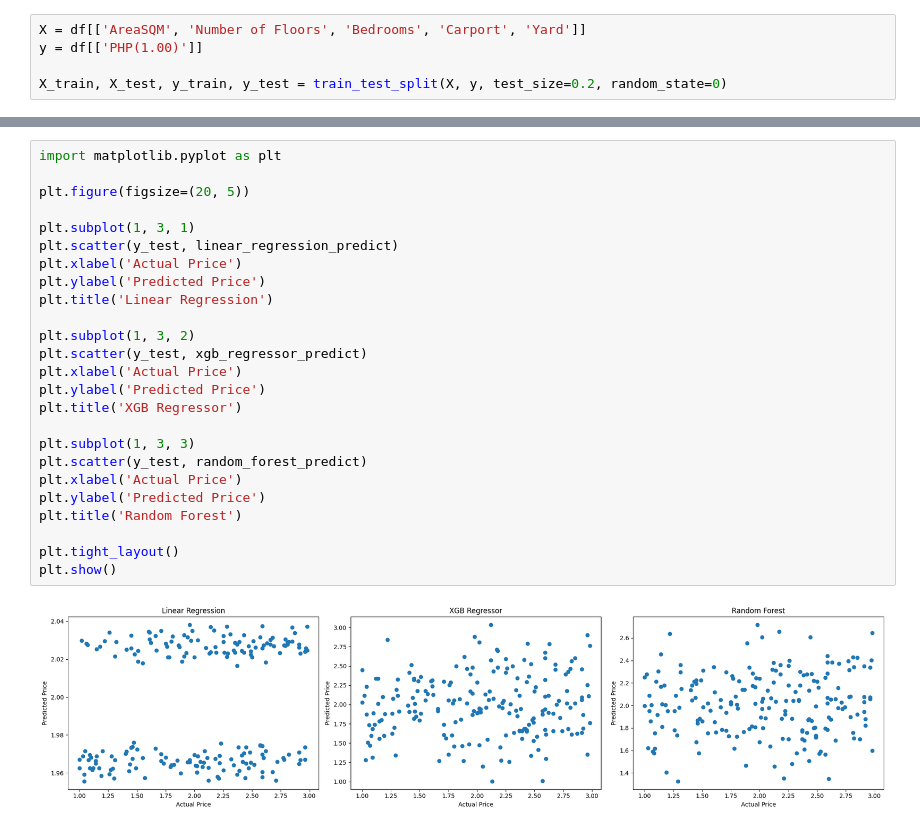
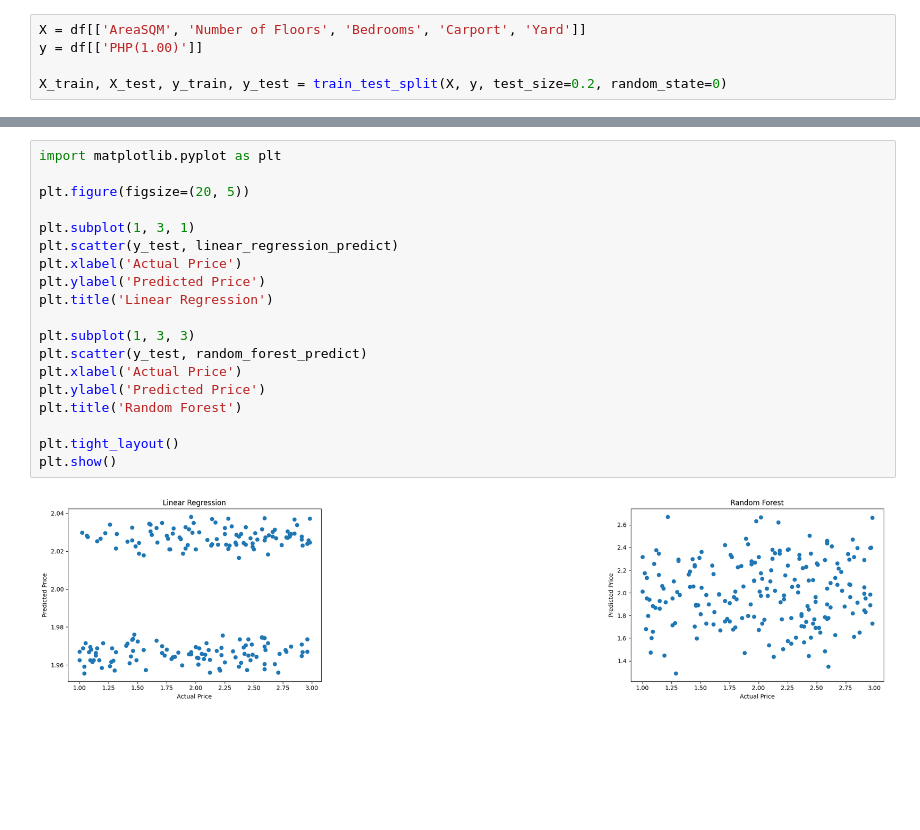
Before and after one commit to faustojc/datascience-ai, a Jupyter notebook: thesis/train_model.ipynb, the cells around one changed output, grey strips where cells are left out. Cells and saved outputs as stored; diff of their text form; blank space fills up the shorter version.

```diff
--- a/thesis/train_model.ipynb
+++ b/thesis/train_model.ipynb
@@ -47,27 +33,21 @@ Random Forest R^2: -0.18
 # %%
 import matplotlib.pyplot as plt
 
 plt.figure(figsize=(20, 5))
 
 plt.subplot(1, 3, 1)
 plt.scatter(y_test, linear_regression_predict)
 plt.xlabel('Actual Price')
 plt.ylabel('Predicted Price')
 plt.title('Linear Regression')
 
-plt.subplot(1, 3, 2)
-plt.scatter(y_test, xgb_regressor_predict)
-plt.xlabel('Actual Price')
-plt.ylabel('Predicted Price')
-plt.title('XGB Regressor')
-
 plt.subplot(1, 3, 3)
 plt.scatter(y_test, random_forest_predict)
 plt.xlabel('Actual Price')
 plt.ylabel('Predicted Price')
 plt.title('Random Forest')
 
 plt.tight_layout()
 plt.show()
 # %% [output]
-[figure, old version]
+[figure, new version]
```
Also changed, not shown: parts of 6 cells of this notebook.
